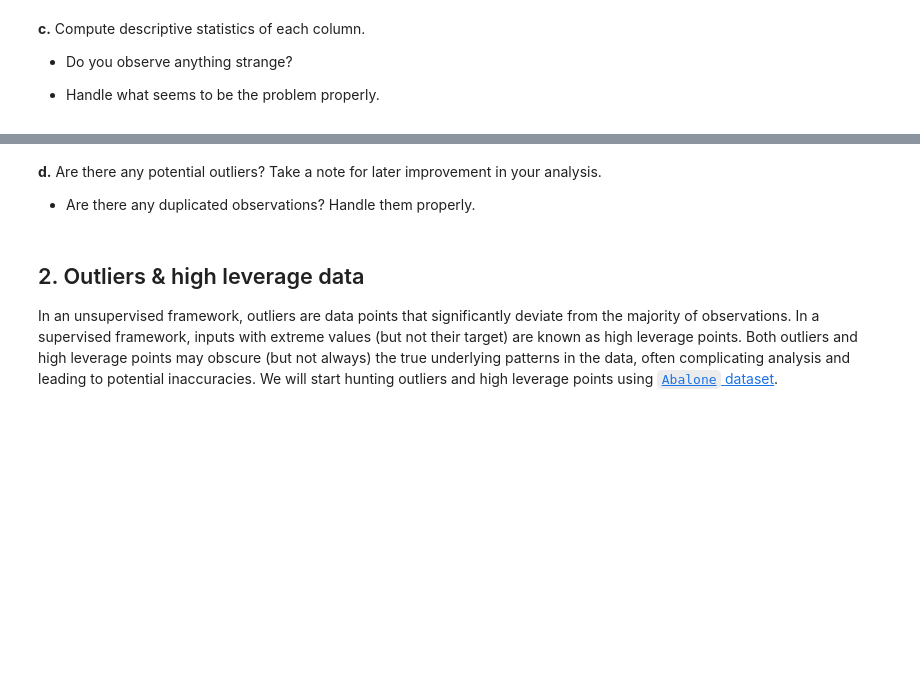
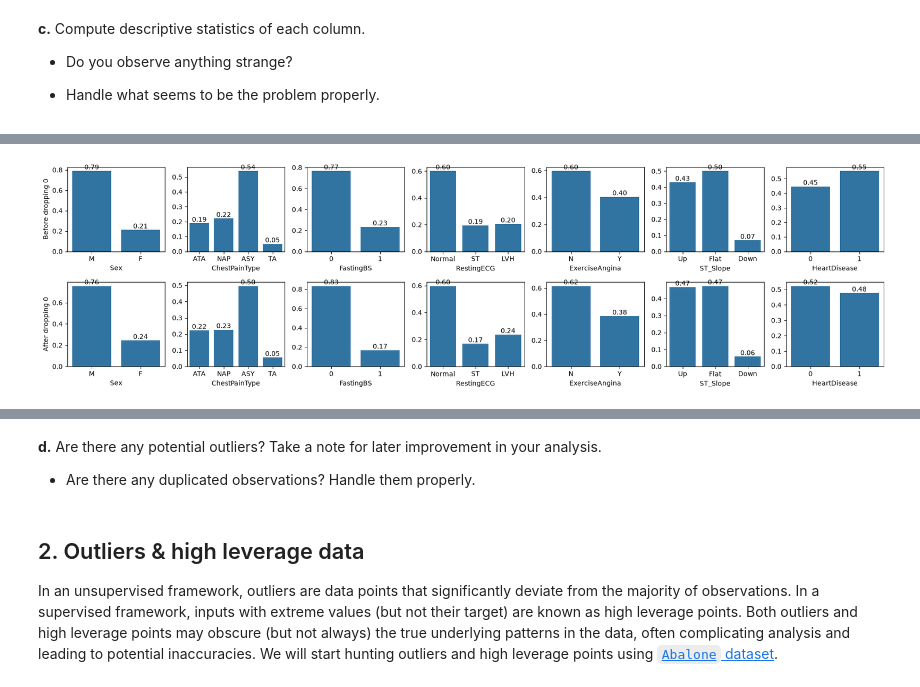
Before and after one commit to hassothea/I5_EDA_ITC, a Jupyter notebook: TPs/TP3_Data_Preprocessing.ipynb, the cells around one changed output, grey strips where cells are left out. Drawn from its saved outputs; the diff is of its cells as text; code cells hidden in the pictures; blank space fills up the shorter version.

```diff
--- a/TPs/TP3_Data_Preprocessing.ipynb
+++ b/TPs/TP3_Data_Preprocessing.ipynb
@@ -44,0 +52,4 @@ data.head()
+# %%
+for col in ['FastingBS', 'HeartDisease']:
+    data[col] = data[col].astype('category')
+data.dtypes.to_frame().T
@@ -52,0 +65,5 @@ data.head()
+# %%
+# Qualitative summary
+qual_cols = data.select_dtypes(exclude='number').columns.to_list()
+for col in qual_cols:
+    print(data[col].value_counts(normalize=True), end='\n\n')
@@ -52,0 +109,2 @@ data.head()
+# %%
+data.RestingBP[data.RestingBP == 0] = data.RestingBP[data.RestingBP > 0].median()
@@ -52,0 +148,39 @@ data.head()
+# %%
+# Visualization
+
+import seaborn as sns
+import matplotlib.pyplot as plt
+## Qualitative impact
+
+fig, axes = plt.subplots(2, 7, figsize=(18, 5))
+
+for i, col in enumerate(qual_cols):
+    # Before dropping Cholesterol
+    sns.countplot(
+        data,
+        x = col,
+        stat='proportion',
+        ax=axes[0, i]
+    )
+    # axes[0, i].set_title(col)
+    axes[0, i].bar_label(axes[0, i].containers[0], fmt='%.2f')
+    if i == 0:
+        axes[0, i].set_ylabel("Before dropping 0")
+    else:
+        axes[0, i].set_ylabel("")
+    # Remove Cholesterol 0
+    sns.countplot(
+        data.query("Cholesterol > 0"),
+        x = col,
+        stat='proportion',
+        ax=axes[1, i]
+    )
+    # axes[1, i].set_title(col)
+    axes[1, i].bar_label(axes[1, i].containers[0], fmt='%.2f')
+    if i == 0:
+        axes[1, i].set_ylabel("After dropping 0")
+    else:
+        axes[1, i].set_ylabel("")
+plt.tight_layout()
+# %% [output]
+[figure, added]
```
Also changed, not shown: parts of 23 cells of this notebook, 19 other files.
